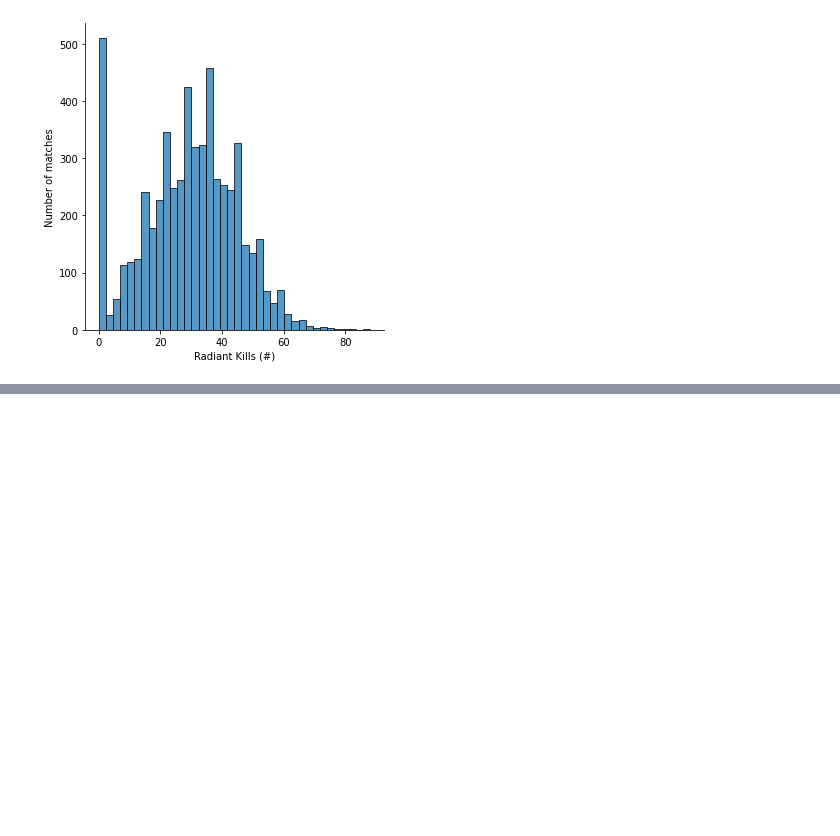
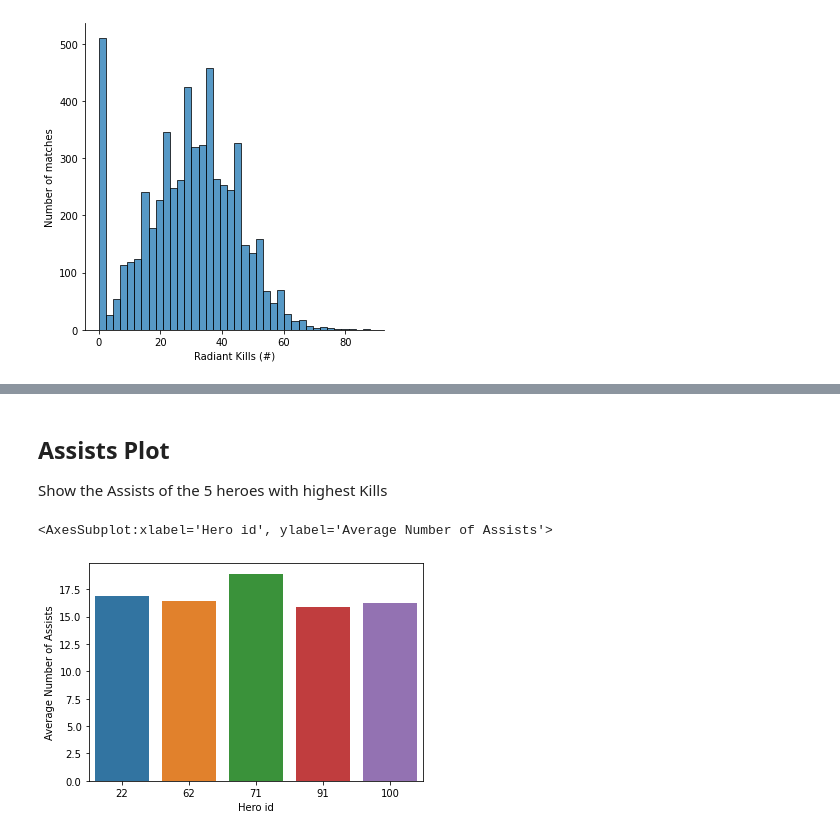
Before and after one commit to data301-2020-winter1/course-project-solo_108, a Jupyter notebook: analysis/milestone1.ipynb, the cells around one changed output, grey strips where cells are left out. Drawn from its saved outputs; the diff is of its cells as text; code cells hidden in the pictures; blank space fills up the shorter version.

```diff
--- a/analysis/milestone1.ipynb
+++ b/analysis/milestone1.ipynb
@@ -53,0 +68,9 @@ plot
+# %% [markdown]
+## Assists Plot
+Show the Assists of the 5 heroes with highest Kills
+# %%
+plot = assists_plot(players_df)
+plot
+# %% [output]
+<AxesSubplot:xlabel='Hero id', ylabel='Average Number of Assists'>
+[figure, added]
```
Also changed, not shown: parts of 15 cells of this notebook, 1 other file.
